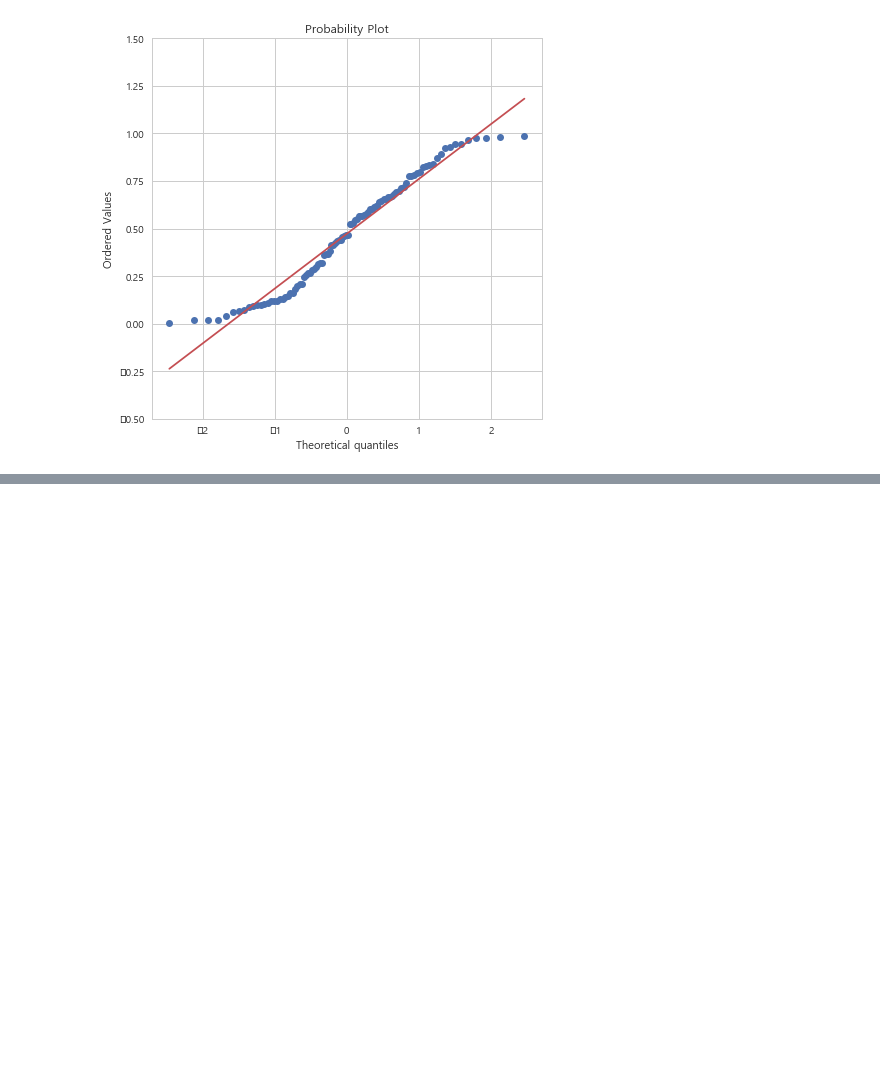
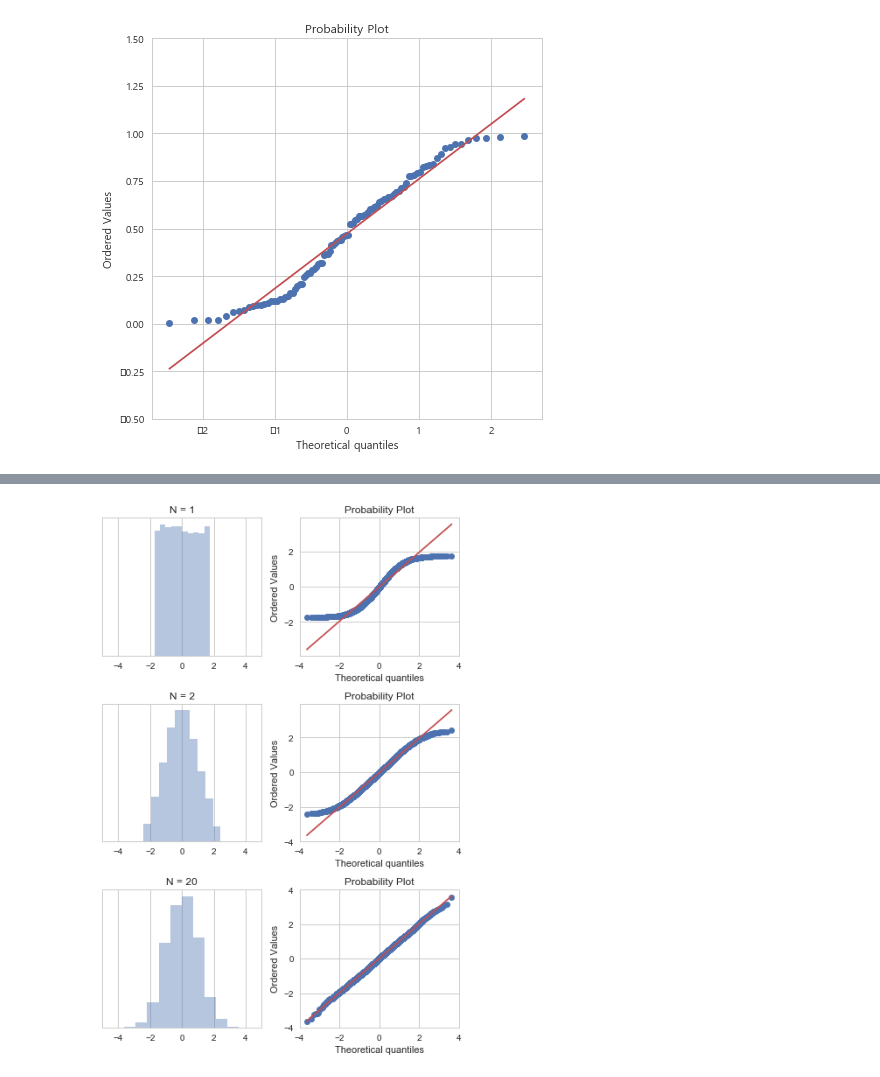
Before and after one commit to Junhojuno/TIL, a Jupyter notebook: probability/gaussian_review.ipynb, the cells around one changed output, grey strips where cells are left out. Saved outputs shown, nothing was run; the diff lists cells and outputs as text; code cells hidden in the pictures; blank space fills up the shorter version.

Commit message:
edit gaussian QQ plot

```diff
--- a/probability/gaussian_review.ipynb
+++ b/probability/gaussian_review.ipynb
@@ -91,0 +71,6 @@ array([[6.82326579e-01, 8.05702338e-01, 6.71427546e-01, 4.22407495e-01,
+# %%
+X = np.random.rand(2,10) # 2 X 10 matrix
+print(X,"\n\n",X.mean(axis=1),"\n\n", X.mean(axis=0))
+
+# axis = 1 : 각 행의 연산(평균, 합계....)
+# axis = 0 : 각 열의 연산
@@ -91,0 +87,23 @@ array([[6.82326579e-01, 8.05702338e-01, 6.71427546e-01, 4.22407495e-01,
+# %%
+# 여기에서는 0부터 1까지의 균일 분포의 기댓값이 0.5 ,
+# 분산이 1/12 라는 사실을 이용
+
+np.random.seed(0)
+xx = np.linspace(-2, 2, 100)
+plt.figure(figsize=(6,9))
+for i, N in enumerate([1, 2, 20]):
+    X = np.random.rand(5000, N) # uniform 분포
+    # 세트당(각 행벡터) 평균을 내고 정규화까지 하는 과정...총 5000세트
+    Xbar = (X.mean(axis=1) - 0.5) * np.sqrt(12 * N)
+    ax = plt.subplot(3, 2, 2 * i + 1)
+    sns.distplot(Xbar, bins=10, kde=False, norm_hist=True)
+    plt.xlim(-5, 5)
+    plt.yticks([])
+    ax.set_title("N = {0}".format(N))
+    plt.subplot(3, 2, 2 * i + 2)
+    sp.stats.probplot(Xbar, plot=plt)
+
+plt.tight_layout()
+plt.show()
+# %% [output]
+[figure, added]
```
Also changed, not shown: parts of 3 cells of this notebook.
